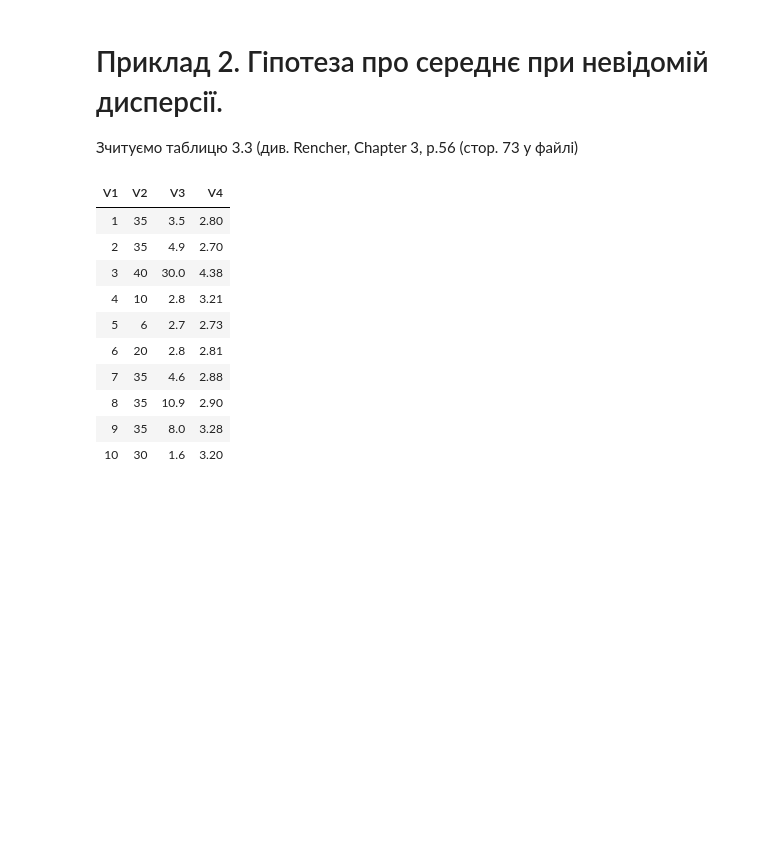
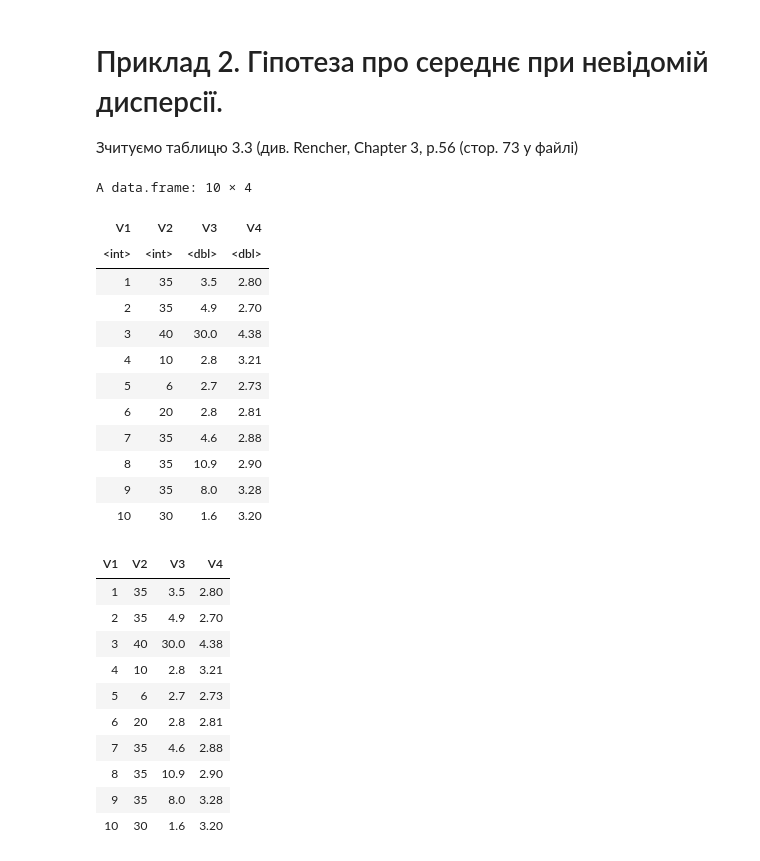
Before and after one commit to VicKnopova/MultidimStat---R, a Jupyter notebook: Pract2- mean-test-R.ipynb, the cells around one changed output. Cells and saved outputs as stored; diff of their text form; code cells hidden in the pictures; blank space fills up the shorter version.

```diff
--- a/Pract2- mean-test-R.ipynb
+++ b/Pract2- mean-test-R.ipynb
@@ -116,6 +141,23 @@ P-value:  0.9801
 
 
 Зчитуємо таблицю 3.3 (див. Rencher, Chapter 3, p.56 (стор. 73 у  файлі)
+# %%
+Tab_3_3<-read.table("/content/drive/MyDrive/Stat2-2025/multivariate_analysis/T3_3_CALCIUM.DAT", header=F)
+Tab_3_3
+# %% [output]
+A data.frame: 10 × 4
+| V1 | V2 | V3 | V4 |
+| <int> | <int> | <dbl> | <dbl> |
+| 1 | 35 | 3.5 | 2.80 |
+| 2 | 35 | 4.9 | 2.70 |
+| 3 | 40 | 30.0 | 4.38 |
+| 4 | 10 | 2.8 | 3.21 |
+| 5 | 6 | 2.7 | 2.73 |
+| 6 | 20 | 2.8 | 2.81 |
+| 7 | 35 | 4.6 | 2.88 |
+| 8 | 35 | 10.9 | 2.90 |
+| 9 | 35 | 8.0 | 3.28 |
+| 10 | 30 | 1.6 | 3.20 |
 # %%
 Tab_3_3<-read.table("T3_3_CALCIUM.DAT", header=F)
 Tab_3_3
```
Also changed, not shown: parts of 14 cells of this notebook.
